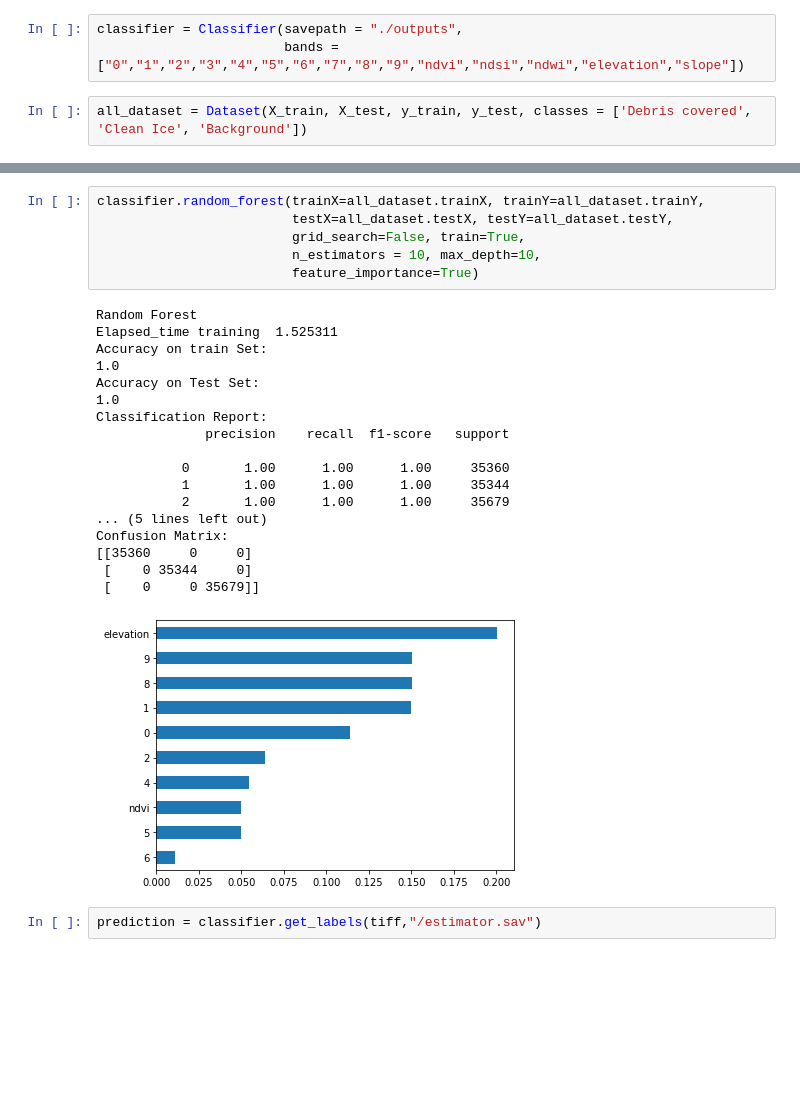
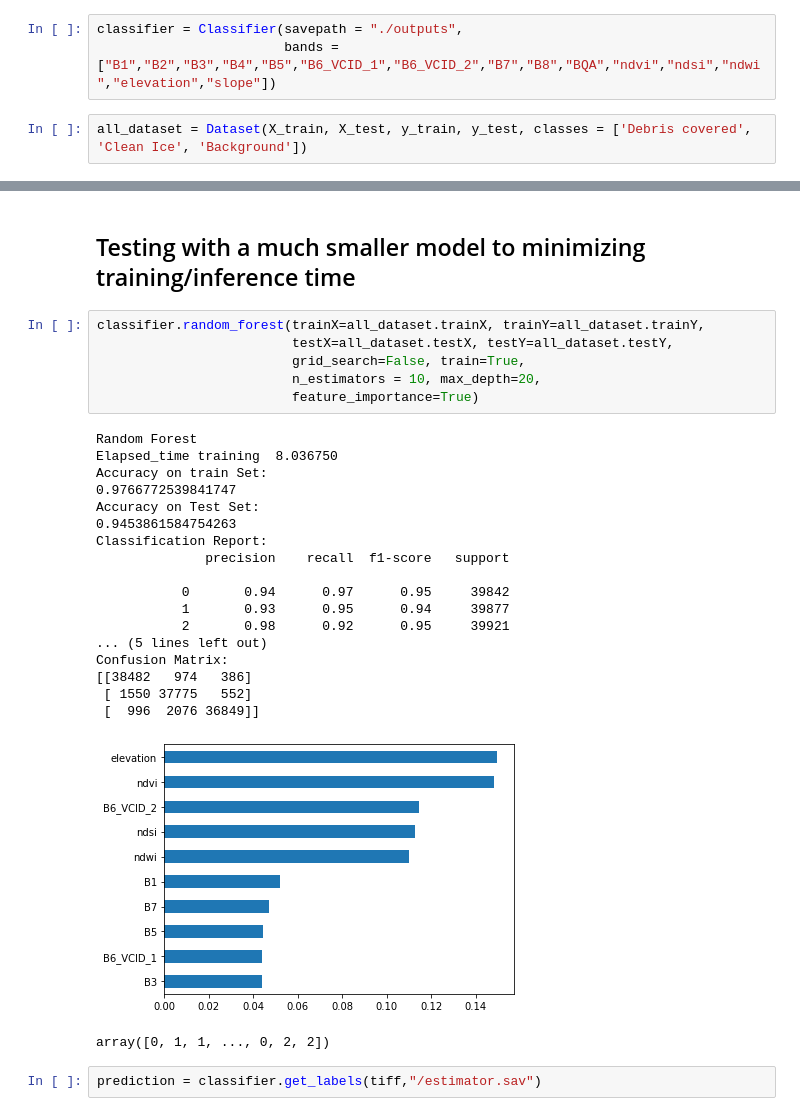
Before and after one commit to Aryal007/ml_satellite_image_segmentation, a Jupyter notebook: example_HKH_Landsat7.ipynb, the cells around one changed output, grey strips where cells are left out. Saved outputs shown, nothing was run; the diff lists cells and outputs as text; blank space fills up the shorter version.

```diff
--- a/example_HKH_Landsat7.ipynb
+++ b/example_HKH_Landsat7.ipynb
@@ -24,6 +24,6 @@ data.get_histogram(X_train, y_train, channel = 9)
 # %%
 classifier = Classifier(savepath = "./outputs",
-                        bands = ["0","1","2","3","4","5","6","7","8","9","ndvi","ndsi","ndwi","elevation","slope"])
+                        bands = ["B1","B2","B3","B4","B5","B6_VCID_1","B6_VCID_2","B7","B8","BQA","ndvi","ndsi","ndwi","elevation","slope"])
 # %%
 all_dataset = Dataset(X_train, X_test, y_train, y_test, classes = ['Debris covered', 'Clean Ice', 'Background'])
 # %%
@@ -43,28 +69,31 @@ Test stats: 106383
+# %% [markdown]
+## Testing with a much smaller model to minimizing training/inference time
 # %%
 classifier.random_forest(trainX=all_dataset.trainX, trainY=all_dataset.trainY,
                          testX=all_dataset.testX, testY=all_dataset.testY,
                          grid_search=False, train=True,
-                         n_estimators = 10, max_depth=10,
+                         n_estimators = 10, max_depth=20,
                          feature_importance=True)
 # %% [output]
 Random Forest
-Elapsed_time training  1.525311
+Elapsed_time training  8.036750
 Accuracy on train Set:
-1.0
+0.9766772539841747
 Accuracy on Test Set:
-1.0
+0.9453861584754263
 Classification Report:
               precision    recall  f1-score   support
 
-           0       1.00      1.00      1.00     35360
-           1       1.00      1.00      1.00     35344
-           2       1.00      1.00      1.00     35679
+           0       0.94      0.97      0.95     39842
+           1       0.93      0.95      0.94     39877
+           2       0.98      0.92      0.95     39921
 ... (5 lines left out)
 Confusion Matrix:
-[[35360     0     0]
- [    0 35344     0]
- [    0     0 35679]]
+[[38482   974   386]
+ [ 1550 37775   552]
+ [  996  2076 36849]]
-[figure, old version]
+[figure, new version]
+array([0, 1, 1, ..., 0, 2, 2])
 # %%
 prediction = classifier.get_labels(tiff,"/estimator.sav")
 # %% [output]
```
Also changed, not shown: parts of 5 cells of this notebook, 1 other file.
